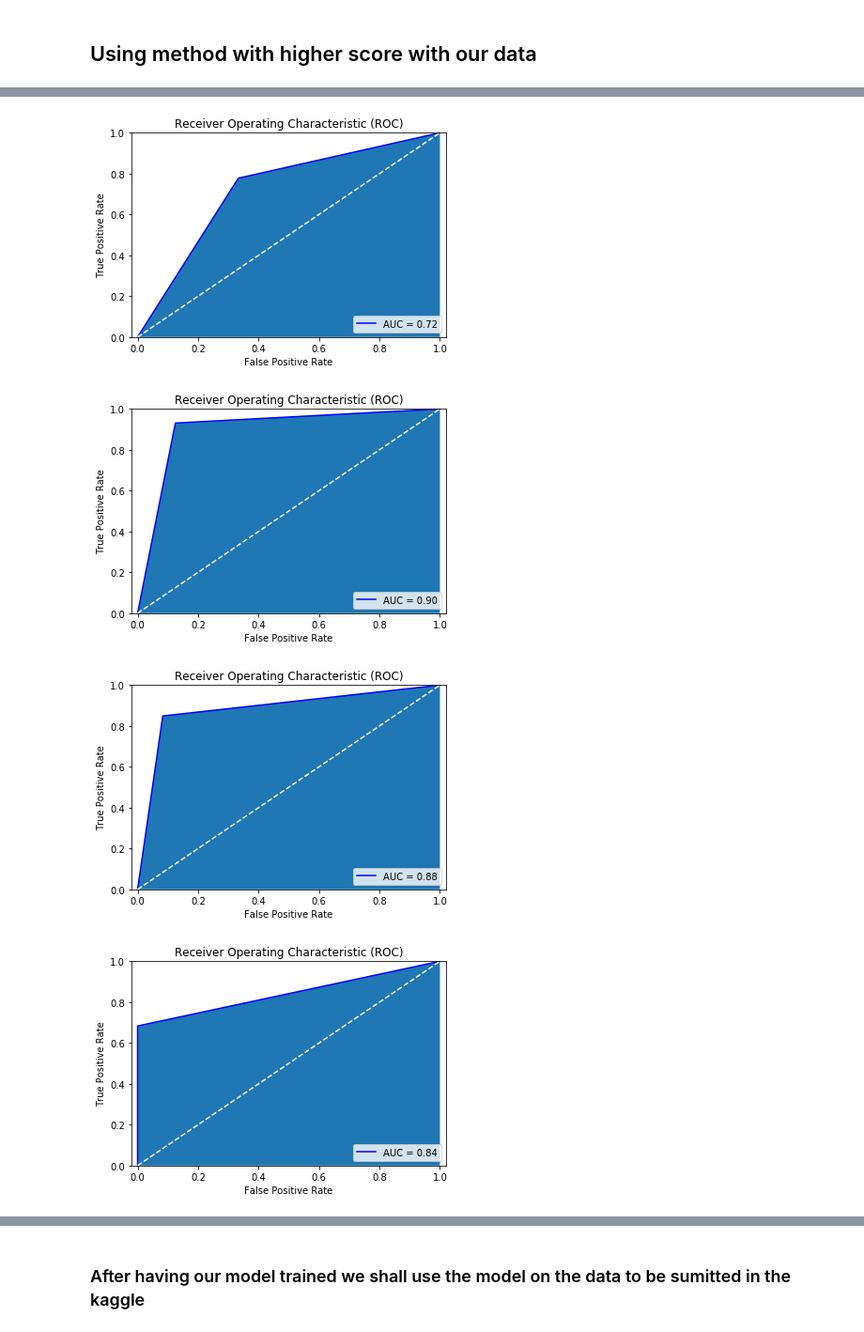
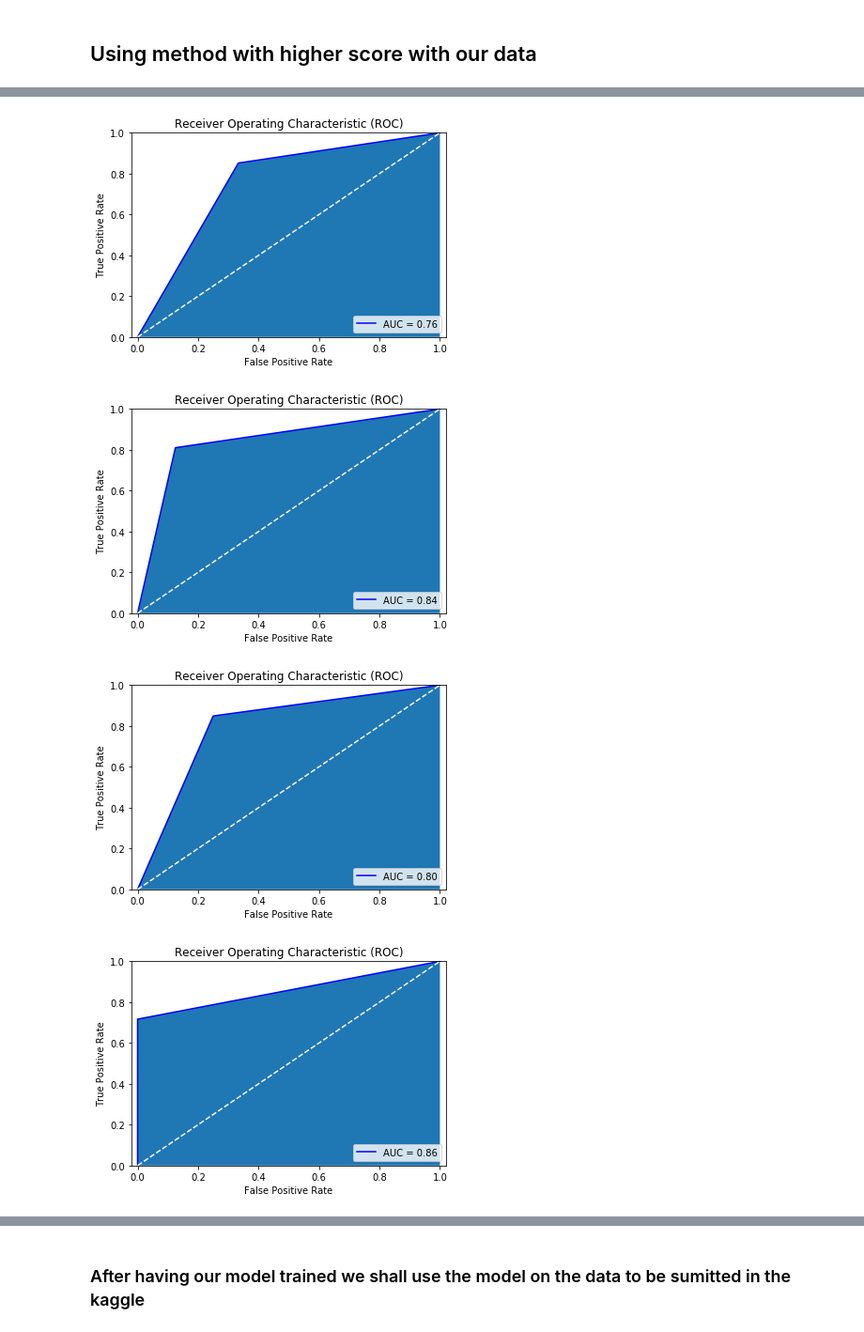
Before and after one commit to EdgarACarneiro/feup-ecac, a Jupyter notebook: project-competition/prediction.ipynb, the cells around one changed output, grey strips where cells are left out. Shown at 94% size. Cells and saved outputs as stored; diff of their text form; code cells hidden in the pictures.

Commit message:
Correctly applying oversampling, undersampling and over&undersampling. Closes #9 and Closes #10

```diff
--- a/project-competition/prediction.ipynb
+++ b/project-competition/prediction.ipynb
@@ -262,21 +285,7 @@ def getLogisticRegressionBest(X, y, debug=True):
         pp.pprint(grid)
 
     # Applying sampling techniques
-    lr = Pipeline([
-        ('classification', create_LR())
-    ])
-
-    if OVERSAMPLE:
-        lr = Pipeline([
-            ('sampling', SMOTE(random_state = SEED)),
-            ('classification', create_LR())
-        ])
-
-    elif UNDERSAMPLE:
-        lr = Pipeline([
-        ('sampling', NeighbourhoodCleaningRule()),
-        ('classification', create_LR())
-    ])
+    lr = apply_sampling(create_LR(), OVERSAMPLE, UNDERSAMPLE)
 
     # Using the grid search for best hyperparameters
     lr_grid = GridSearchCV(estimator = lr,
@@ -317,21 +326,7 @@ def getDecisionTreeBest(X, y, debug=True):
         pp.pprint(grid)
 
     # Applying sampling techniques
-    dt = Pipeline([
-        ('classification', create_DT())
-    ])
-
-    if OVERSAMPLE:
-        dt = Pipeline([
-            ('sampling', SMOTE(random_state = SEED)),
-            ('classification', create_DT())
-        ])
-
-    elif UNDERSAMPLE:
-        dt = Pipeline([
-        ('sampling', NeighbourhoodCleaningRule()),
-        ('classification', create_DT())
-    ])
+    dt = apply_sampling(create_DT(), OVERSAMPLE, UNDERSAMPLE)
 
     # Using the grid search for best hyperparameters
     dt_grid = GridSearchCV(estimator = dt,
@@ -461,8 +427,8 @@ def getGradientBoostBest(X, y, debug=True):
 # %%
 # Getting the best algorithm
 algorithms = [getLogisticRegressionBest(X, y),
-              getDecisionTreeBest(X, y),
-              getRandomForestBest(X, y)]
+              getDecisionTreeBest(X, y)]
+              # getRandomForestBest(X, y)]
               # getGradientBoostBest(X, y)]
 algorithms.sort(reverse=True, key=lambda el: el[0])
 
@@ -543,6 +488,9 @@ classifier = RandomForestClassifier(bootstrap=False, class_weight='balanced', cr
 for train_index, test_index in cv.split(X):
     X_train, X_test = X.iloc[train_index], X.iloc[test_index]
     y_train, y_test = y.iloc[train_index], y.iloc[test_index]
+
+    # Applying sampling techniques
+    classifier = apply_sampling(classifier, OVERSAMPLE, UNDERSAMPLE)
 
     # Training with this fold
     classifier.fit(X_train, y_train)
@@ -570,7 +518,7 @@ elif isinstance(classifier, RandomForestClassifier):
-[figure, old version]
+[figure, new version]
-[figure, old version]
+[figure, new version]
-[figure, old version]
+[figure, new version]
-[figure, old version]
+[figure, new version]
 # %%
 # Printing the obtained results
 print('Classification Method used:', classifier, '\n')
```
Also changed, not shown: parts of 14 cells of this notebook, 2 other files.
